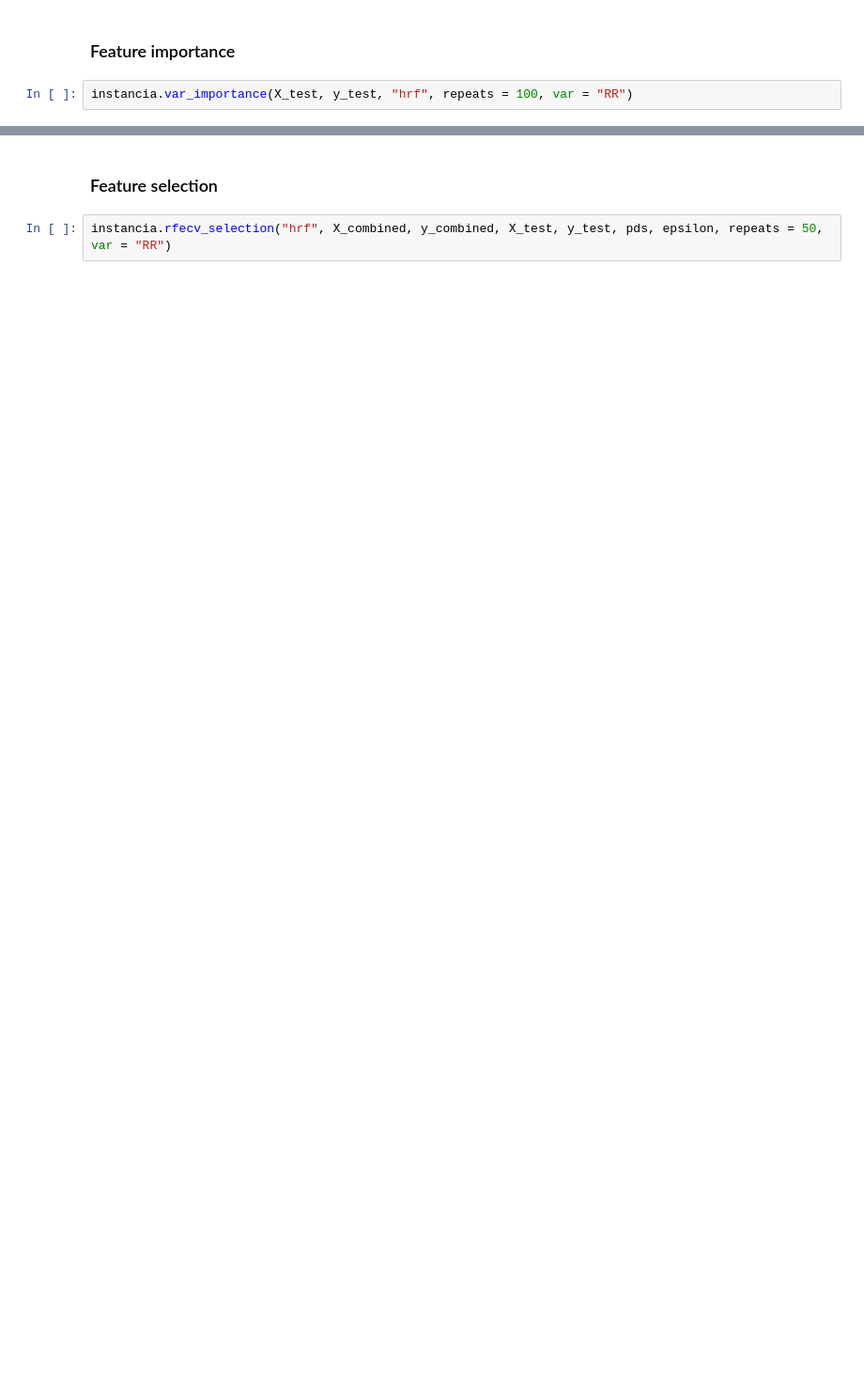
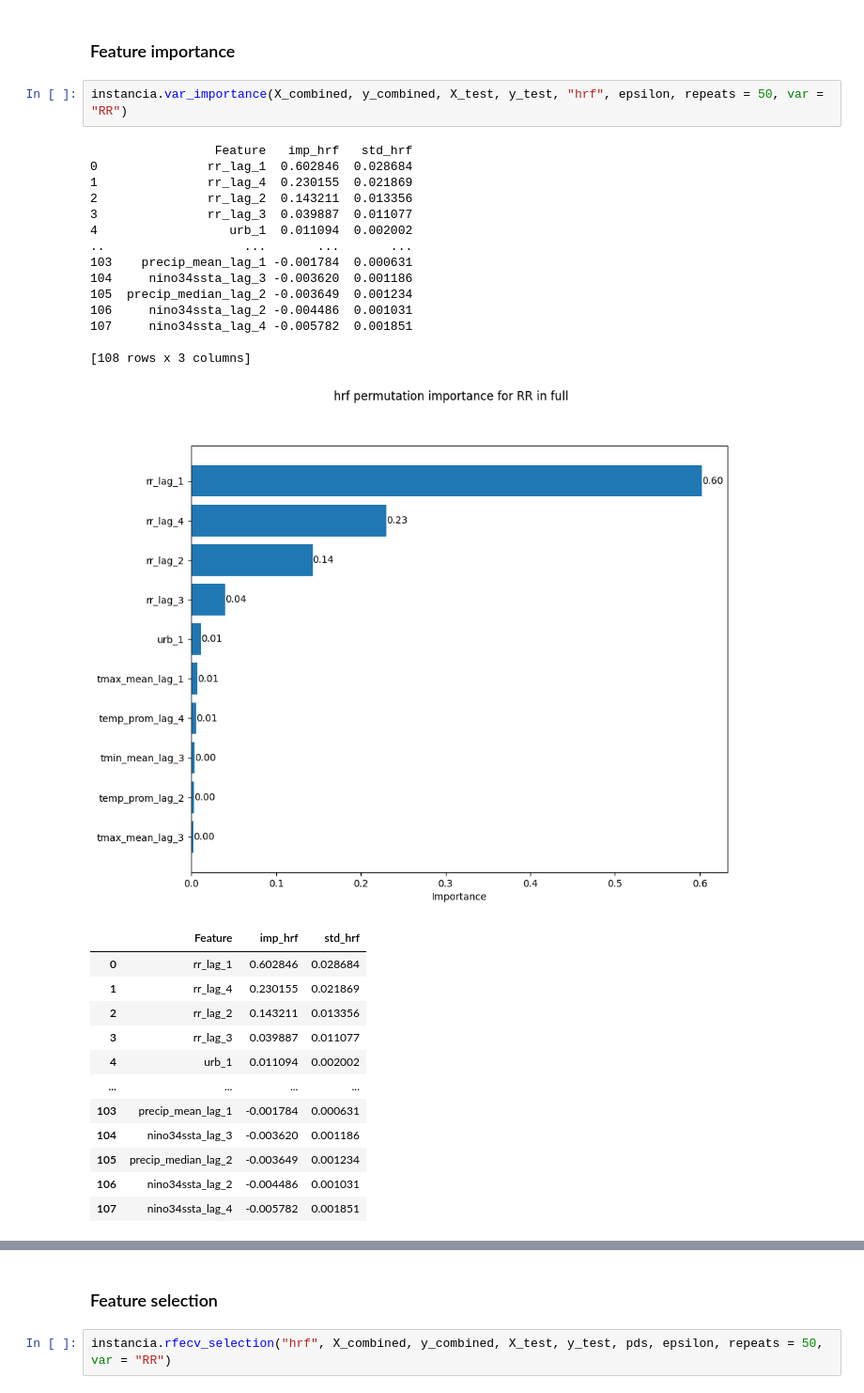
Before and after one commit to artisticlimon/dengue-model, a Jupyter notebook: models/model_scripts/models_for_all_cantons.ipynb, the cells around one changed output, grey strips where cells are left out. Shown at 94% size. Saved outputs shown, nothing was run; the diff lists cells and outputs as text; blank space fills up the shorter version.

```diff
--- a/models/model_scripts/models_for_all_cantons.ipynb
+++ b/models/model_scripts/models_for_all_cantons.ipynb
@@ -158,4 +181,32 @@ instancia.confint_nrmse("hrf", X_combined, y_combined, X_test, y_test, epsilon,
 # %% [markdown]
 ### Feature importance
 # %%
-instancia.var_importance(X_test, y_test, "hrf", repeats = 100, var = "RR")
+instancia.var_importance(X_combined, y_combined, X_test, y_test, "hrf", epsilon, repeats = 50, var = "RR")
+# %% [output]
+                 Feature   imp_hrf   std_hrf
+0               rr_lag_1  0.602846  0.028684
+1               rr_lag_4  0.230155  0.021869
+2               rr_lag_2  0.143211  0.013356
+3               rr_lag_3  0.039887  0.011077
+4                  urb_1  0.011094  0.002002
+..                   ...       ...       ...
+103    precip_mean_lag_1 -0.001784  0.000631
+104     nino34ssta_lag_3 -0.003620  0.001186
+105  precip_median_lag_2 -0.003649  0.001234
+106     nino34ssta_lag_2 -0.004486  0.001031
+107     nino34ssta_lag_4 -0.005782  0.001851
+
+[108 rows x 3 columns]
+[figure, added]
+|  | Feature | imp_hrf | std_hrf |
+| 0 | rr_lag_1 | 0.602846 | 0.028684 |
+| 1 | rr_lag_4 | 0.230155 | 0.021869 |
+| 2 | rr_lag_2 | 0.143211 | 0.013356 |
+| 3 | rr_lag_3 | 0.039887 | 0.011077 |
+| 4 | urb_1 | 0.011094 | 0.002002 |
+| ... | ... | ... | ... |
+| 103 | precip_mean_lag_1 | -0.001784 | 0.000631 |
+| 104 | nino34ssta_lag_3 | -0.003620 | 0.001186 |
+| 105 | precip_median_lag_2 | -0.003649 | 0.001234 |
+| 106 | nino34ssta_lag_2 | -0.004486 | 0.001031 |
+| 107 | nino34ssta_lag_4 | -0.005782 | 0.001851 |
```
Also changed, not shown: parts of 20 cells of this notebook.
